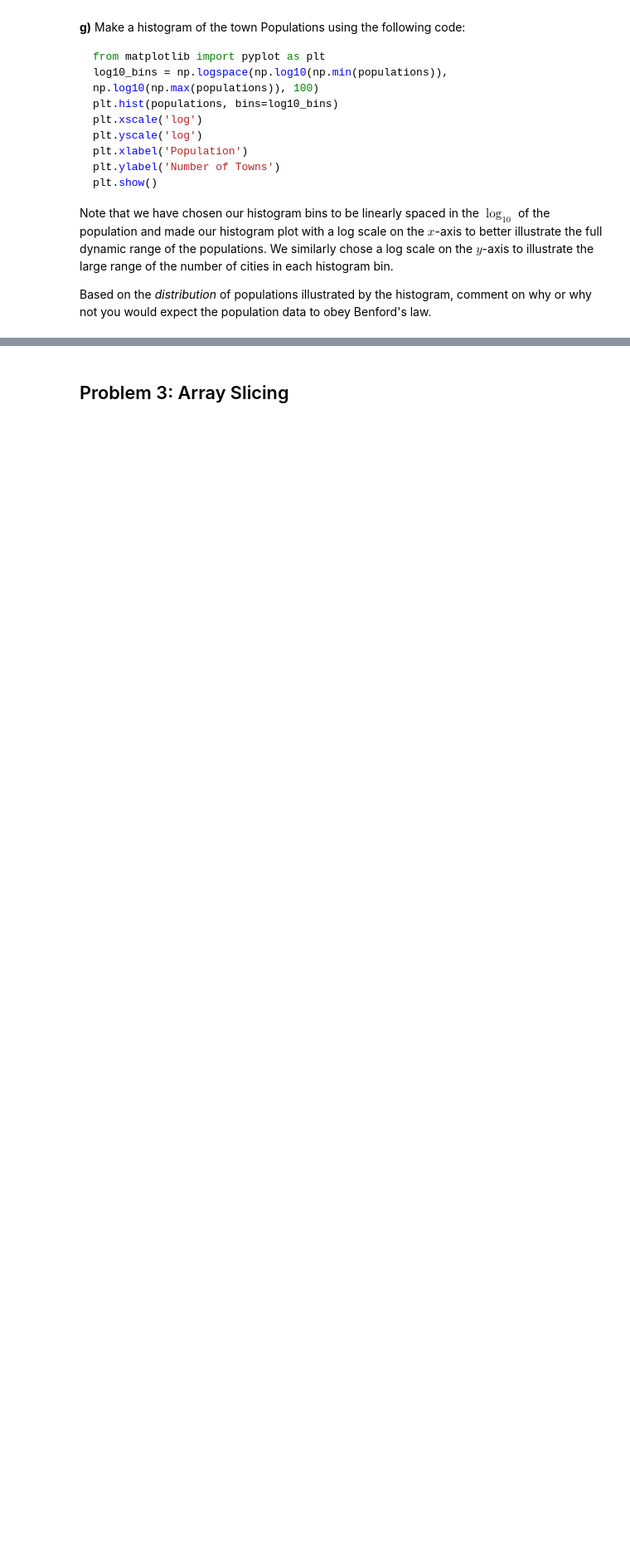
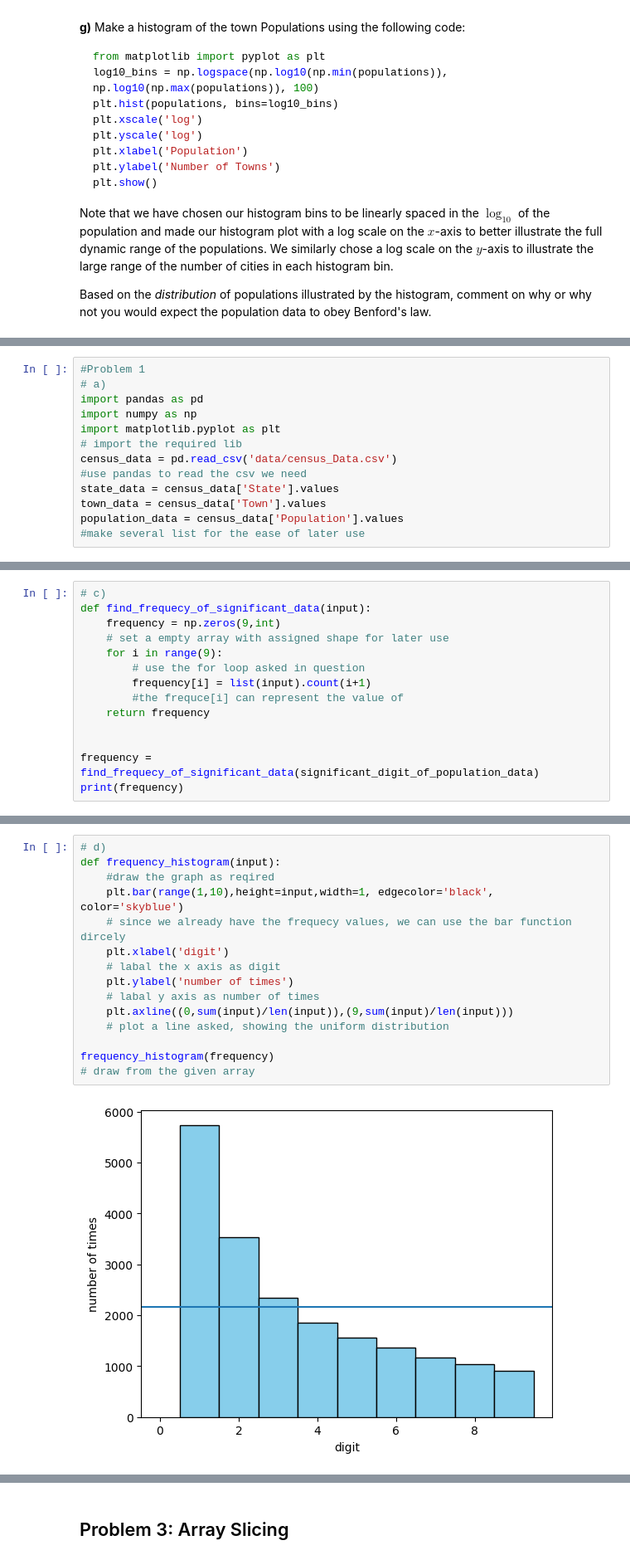
Before and after one commit to botaodeng/Phys29, a Jupyter notebook: Phys29/homework/HW4/homework4.ipynb, the cells around one changed output, grey strips where cells are left out. Shown at 83% size. Cells and saved outputs as stored; diff of their text form; blank space fills up the shorter version.

```diff
--- a/Phys29/homework/HW4/homework4.ipynb
+++ b/Phys29/homework/HW4/homework4.ipynb
@@ -58,0 +55,13 @@ import pandas as pd
+# %%
+#Problem 1
+# a)
+import pandas as pd
+import numpy as np
+import matplotlib.pyplot as plt
+# import the required lib
+census_data = pd.read_csv('data/census_Data.csv')
+#use pandas to read the csv we need
+state_data = census_data['State'].values
+town_data = census_data['Town'].values
+population_data = census_data['Population'].values
+#make several list for the ease of later use
@@ -58,0 +91,14 @@ import pandas as pd
+# %%
+# c)
+def find_frequecy_of_significant_data(input):
+    frequency = np.zeros(9,int)
+    # set a empty array with assigned shape for later use
+    for i in range(9):
+        # use the for loop asked in question
+        frequency[i] = list(input).count(i+1)
+        #the frequce[i] can represent the value of
+    return frequency
+
+
+frequency = find_frequecy_of_significant_data(significant_digit_of_population_data)
+print(frequency)
@@ -58,0 +107,17 @@ import pandas as pd
+# %%
+# d)
+def frequency_histogram(input):
+    #draw the graph as reqired
+    plt.bar(range(1,10),height=input,width=1, edgecolor='black', color='skyblue')
+    # since we already have the frequecy values, we can use the bar function dircely
+    plt.xlabel('digit')
+    # labal the x axis as digit
+    plt.ylabel('number of times')
+    # labal y axis as number of times
+    plt.axline((0,sum(input)/len(input)),(9,sum(input)/len(input)))
+    # plot a line asked, showing the uniform distribution
+
+frequency_histogram(frequency)
+# draw from the given array
+# %% [output]
+[figure, added]
```
Also changed, not shown: parts of 21 cells of this notebook, 2 other files.
